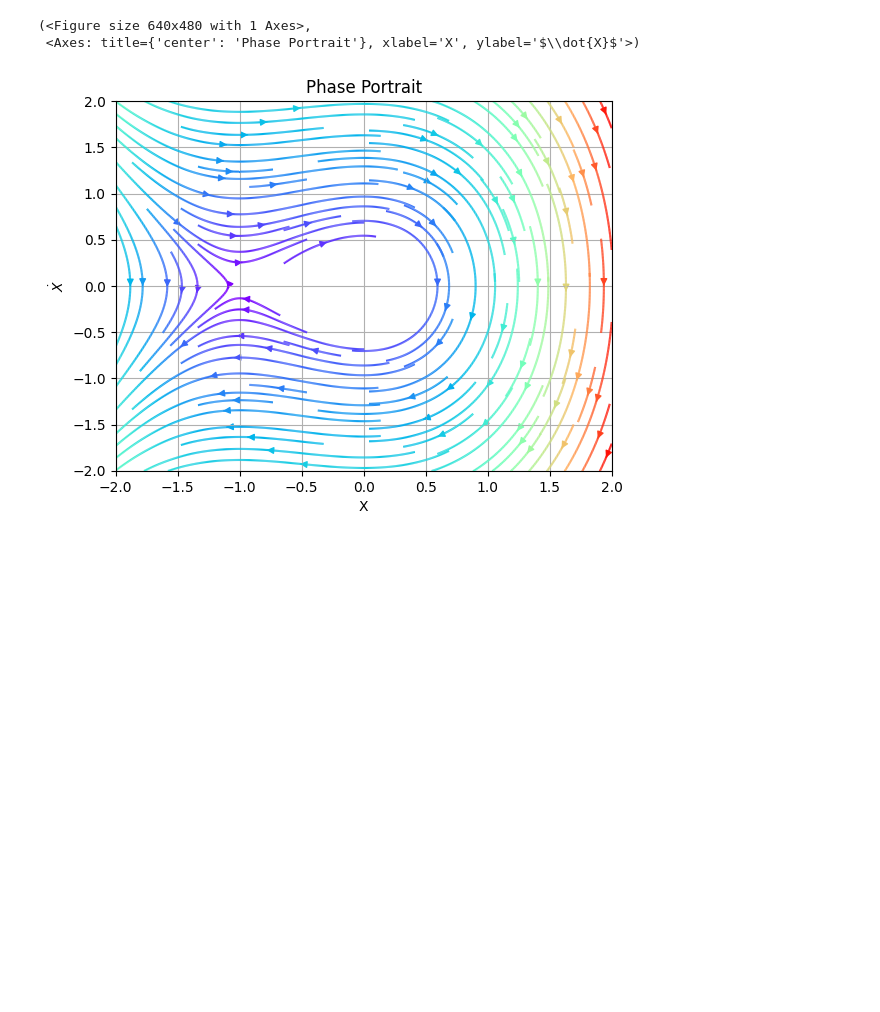
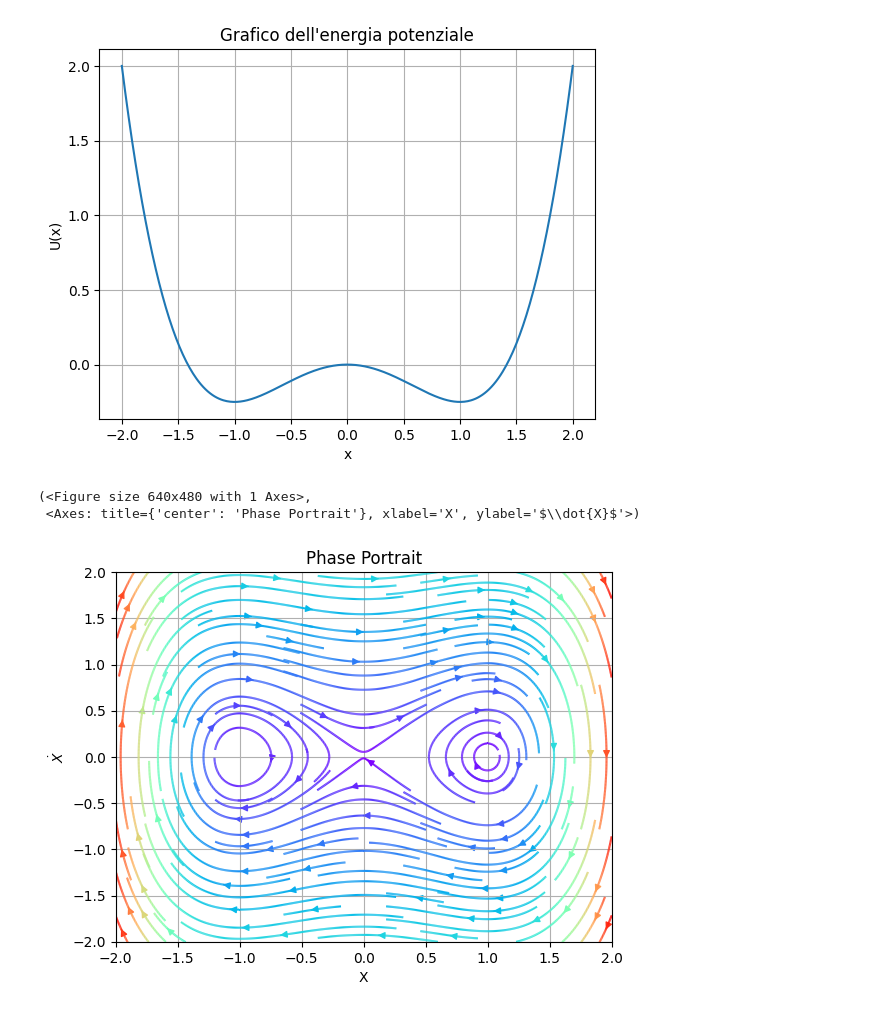
Before and after one commit to nichettg/Codici, a Jupyter notebook: vector_field.ipynb, the cells around one changed output. Drawn from its saved outputs; the diff is of its cells as text; code cells hidden in the pictures; blank space fills up the shorter version.

```diff
--- a/vector_field.ipynb
+++ b/vector_field.ipynb
@@ -1,19 +1,30 @@
 # %%
 import numpy as np
 from phaseportrait import PhasePortrait2D
 
-def system1(x, v):
-    return v, x - x**3
+def system(x, v):
+    return v,  x - x**3
+def U(x):
+    return  1/4 * x**4 - 1/2 * x**2
 
-def system2(x, v):
-    return v, -x - x**2
+import matplotlib.pyplot as plt
 
-def system3(x, v, a=1, D=1):
-    return v, -a*D*np.exp(-a*x)*(1 - np.exp(-a*x))
+# dominio
+x = np.linspace(-2, 2, 400)
 
-pp = PhasePortrait2D(system2, [-2, 2])
+# plot
+plt.plot(x, U(x))
+plt.xlabel("x")
+plt.ylabel("U(x)")
+plt.title("Grafico dell'energia potenziale")
+plt.grid()
+
+plt.show()
+
+pp = PhasePortrait2D(system, [-2, 2])
 pp.plot()
 # %% [output]
+[figure, new version]
 (<Figure size 640x480 with 1 Axes>,
  <Axes: title={'center': 'Phase Portrait'}, xlabel='X', ylabel='$\\dot{X}$'>)
-[figure, old version]
+[figure, added]
```
Also changed, not shown: 8 other files.
